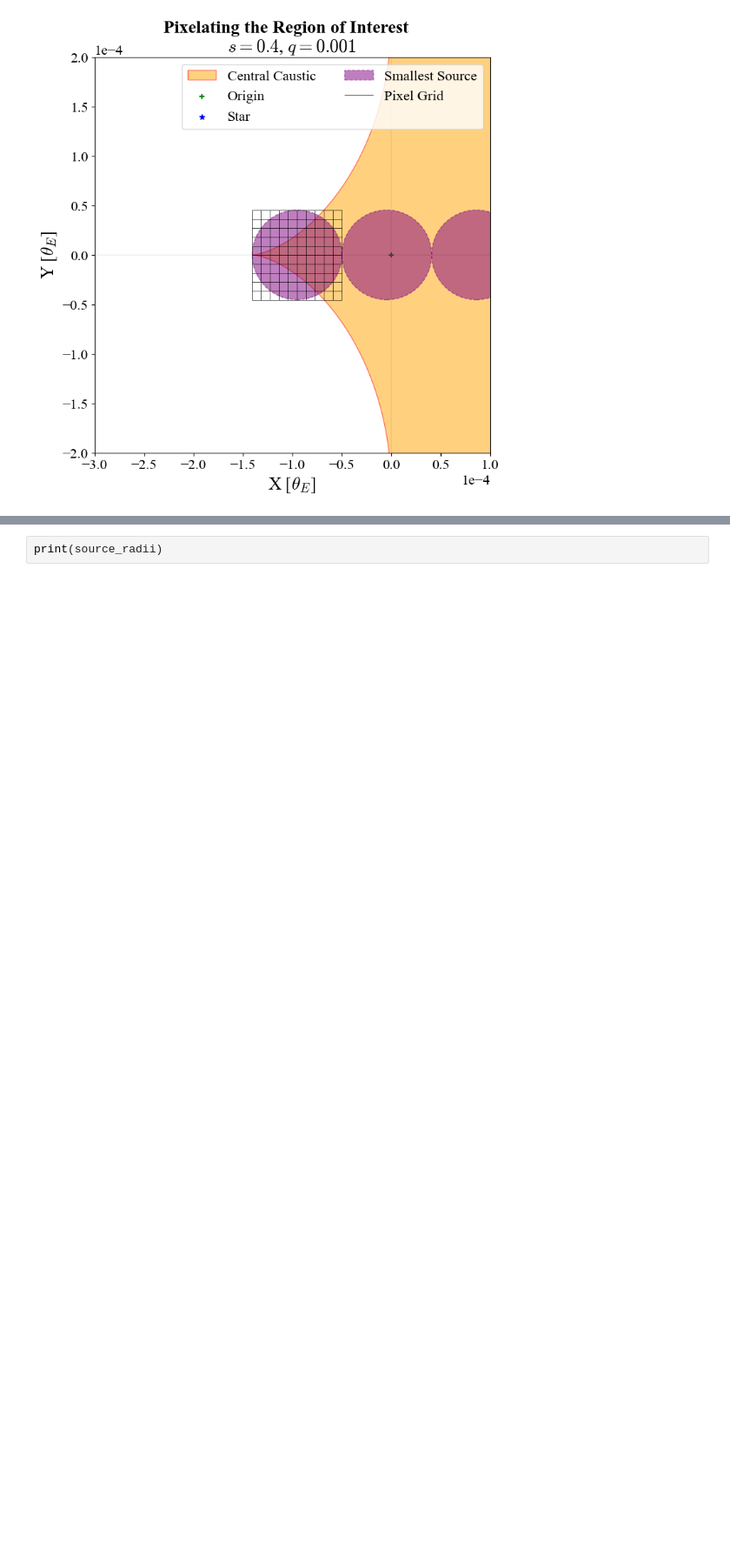
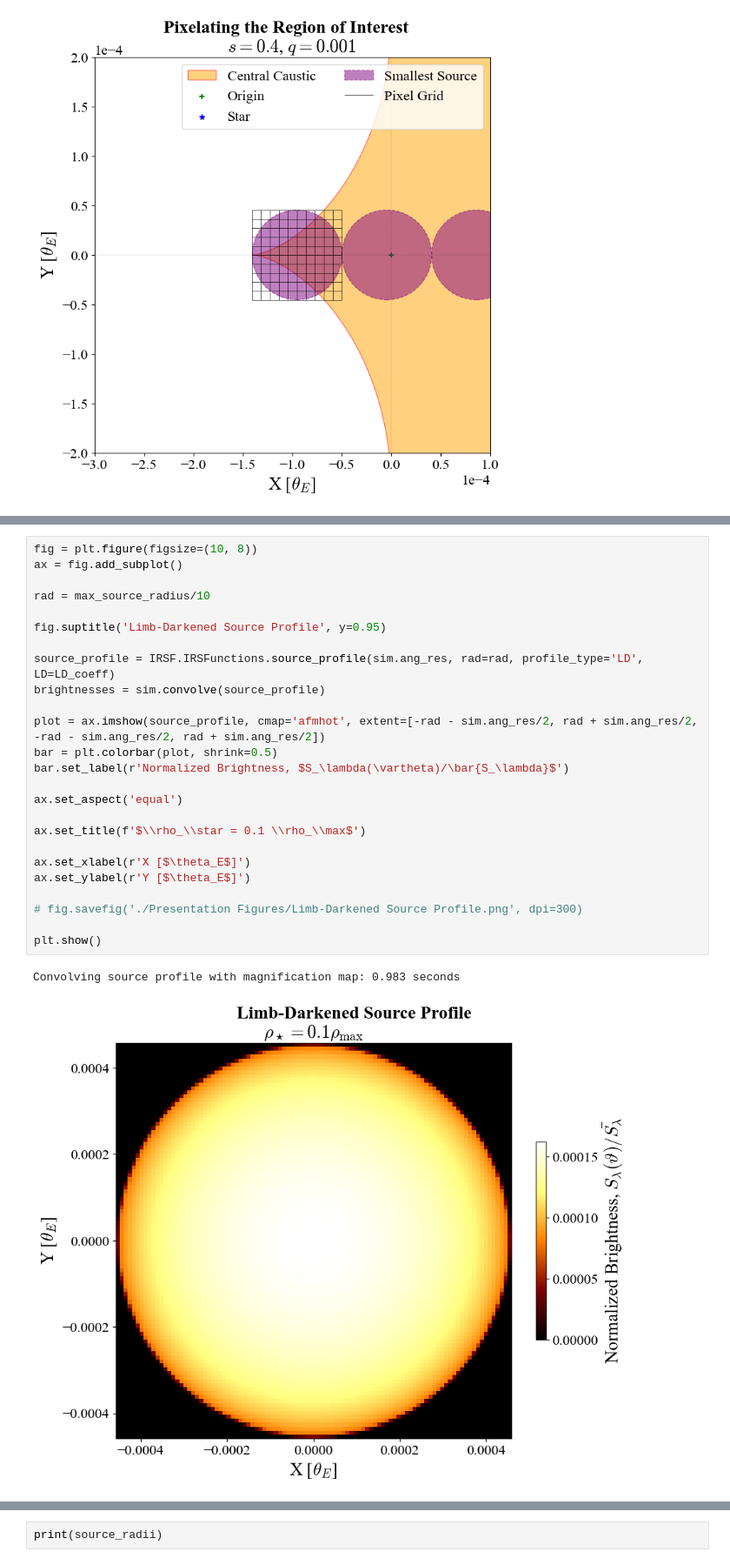
Before and after one commit to saividyud/NBLens, a Jupyter notebook: Unity Analysis/Honors Thesis/all_plots.ipynb, the cells around one changed output, grey strips where cells are left out. Shown at 87% size. Drawn from its saved outputs; the diff is of its cells as text; blank space fills up the shorter version.

```diff
--- a/Unity Analysis/Honors Thesis/all_plots.ipynb
+++ b/Unity Analysis/Honors Thesis/all_plots.ipynb
@@ -1045,3 +1042,31 @@ plt.show()
+# %%
+fig = plt.figure(figsize=(10, 8))
+ax = fig.add_subplot()
+
+rad = max_source_radius/10
+
+fig.suptitle('Limb-Darkened Source Profile', y=0.95)
+
+source_profile = IRSF.IRSFunctions.source_profile(sim.ang_res, rad=rad, profile_type='LD', LD=LD_coeff)
+brightnesses = sim.convolve(source_profile)
+
+plot = ax.imshow(source_profile, cmap='afmhot', extent=[-rad - sim.ang_res/2, rad + sim.ang_res/2, -rad - sim.ang_res/2, rad + sim.ang_res/2])
+bar = plt.colorbar(plot, shrink=0.5)
+bar.set_label(r'Normalized Brightness, $S_\lambda(\vartheta)/\bar{S_\lambda}$')
+
+ax.set_aspect('equal')
+
+ax.set_title(f'$\\rho_\\star = 0.1 \\rho_\\max$')
+
+ax.set_xlabel(r'X [$\theta_E$]')
+ax.set_ylabel(r'Y [$\theta_E$]')
+
+# fig.savefig('./Presentation Figures/Limb-Darkened Source Profile.png', dpi=300)
+
+plt.show()
+# %% [output]
+Convolving source profile with magnification map: 0.983 seconds
+[figure, added]
 # %%
 LD_coeff = 0.5
 rad = max_source_radius/10
```
Also changed, not shown: parts of 18 cells of this notebook, 22 other files.
